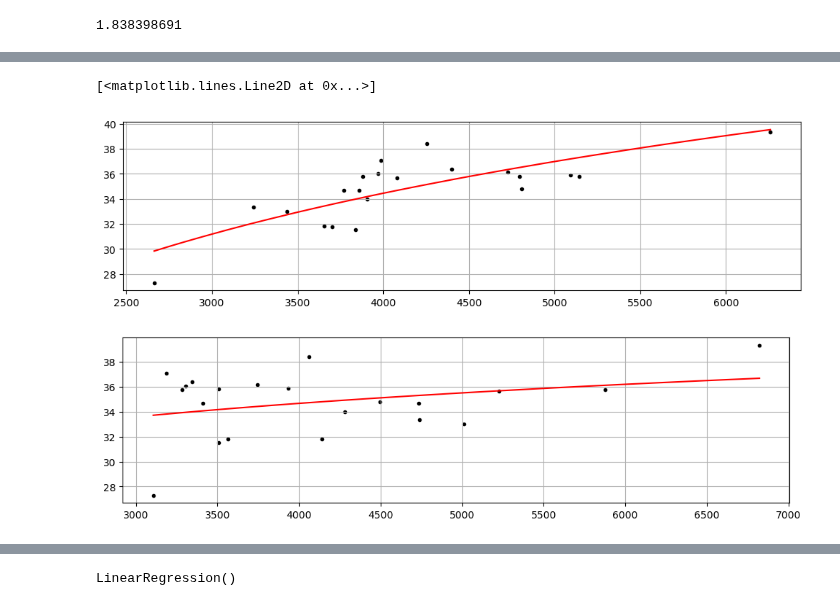
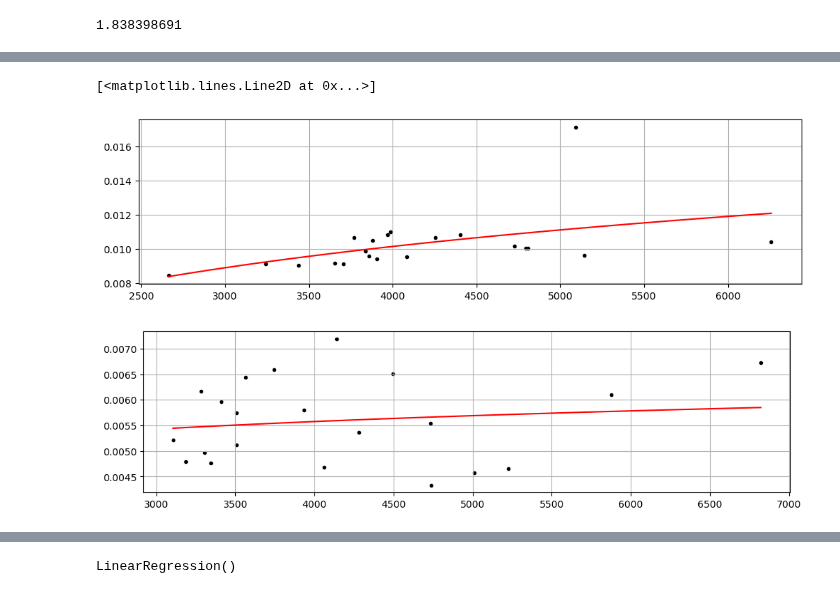
Before and after one commit to SILENT-GUO/MCM_works, a Jupyter notebook: 2022TaskB/Problem_1.ipynb, the cells around one changed output, grey strips where cells are left out. Cells and saved outputs as stored; diff of their text form; code cells hidden in the pictures.

```diff
--- a/2022TaskB/Problem_1.ipynb
+++ b/2022TaskB/Problem_1.ipynb
@@ -155,0 +21,18 @@ print(waterH)
+# %%
+df = pd.read_csv('./dam_elec_water.csv')
+elecG = df['elecG']
+elecH = df['elecH']
+waterG = df['waterG']
+levelG = df['levelG']
+waterH = df['waterH']
+levelH = df['levelH']
+
+def water_convert(water):
+    water = water * 325846.885 / 1e9
+    return water
+
+waterG = water_convert(waterG)
+print(waterG)
+
+waterH = water_convert(waterH)
+print(waterH)
@@ -164,34 +65,31 @@ def ln_fitting(X, Y): ### Y = a * ln X + b
     a, b =  list(solve([poly1, poly2], [a, b]).values())[0], list(solve([poly1, poly2], [a, b]).values())[1]
     return a, b
 # %%
-df = pd.DataFrame(elec, columns=['elec'])
-df['waterG'] = waterG
-df['waterH'] = waterH
+# elec = a * water + b
 fig = plt.figure(figsize =(12,3))
-plt.scatter(df['waterG'],df['elec'],marker = '.',color = 'k')
+plt.scatter(waterG,elecG,marker = '.',color = 'k')
 plt.grid(True)
-# elec = a * water + b
-data_g, data_h, data_elec = df['waterG'].to_numpy(), df['waterH'].to_numpy(), df['elec'].to_numpy()
-a_G, b_G = ln_fitting(data_g, data_elec)
+data_g, data_h, data_elec_g, data_elec_h = waterG.to_numpy(), waterH.to_numpy(), elecG.to_numpy(), elecH.to_numpy()
+a_G, b_G = ln_fitting(data_g, data_elec_g)
 
 ### plot the fitting curve
 x = np.linspace(min(data_g), max(data_g), 100)
 y = a_G * np.log(x) + b_G
 plt.plot(x, y, color = 'r')
 
 fig = plt.figure(figsize =(12,3))
-plt.scatter(df['waterH'],df['elec'],marker = '.',color = 'k')
+plt.scatter(waterH,elecH,marker = '.',color = 'k')
 plt.grid(True)
-a_H, b_H = ln_fitting(data_h, data_elec)
+a_H, b_H = ln_fitting(data_h, data_elec_h)
 
 ### plot the fitting curve
 x = np.linspace(min(data_h), max(data_h), 100)
 y = a_H * np.log(x) + b_H
 plt.plot(x, y, color = 'r')
 # %% [output]
 [<matplotlib.lines.Line2D at 0x...>]
-[figure, old version]
+[figure, new version]
-[figure, old version]
+[figure, new version]
 # %%
 print("Fitting for dam G")
 print("---------------------")
```
Also changed, not shown: parts of 10 cells of this notebook, 2 other files.
